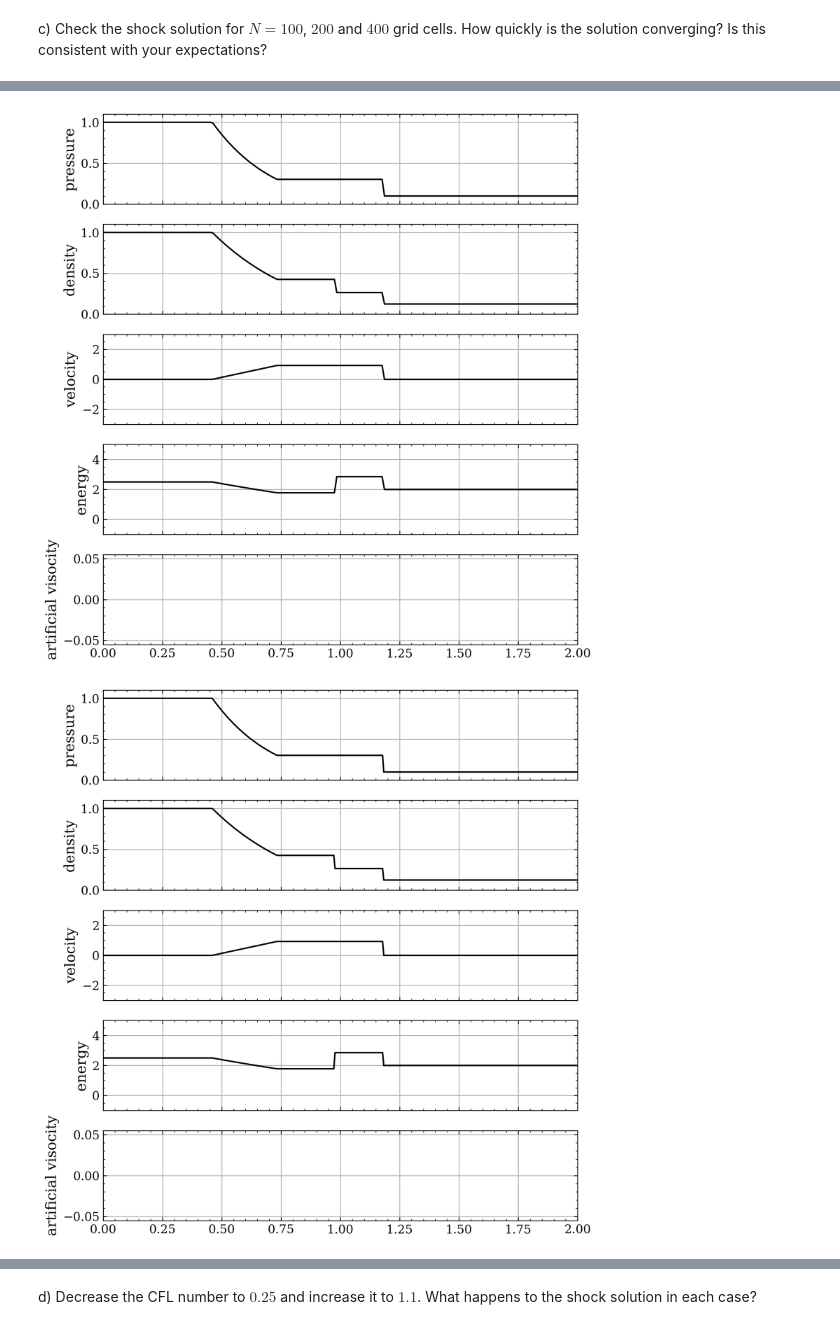
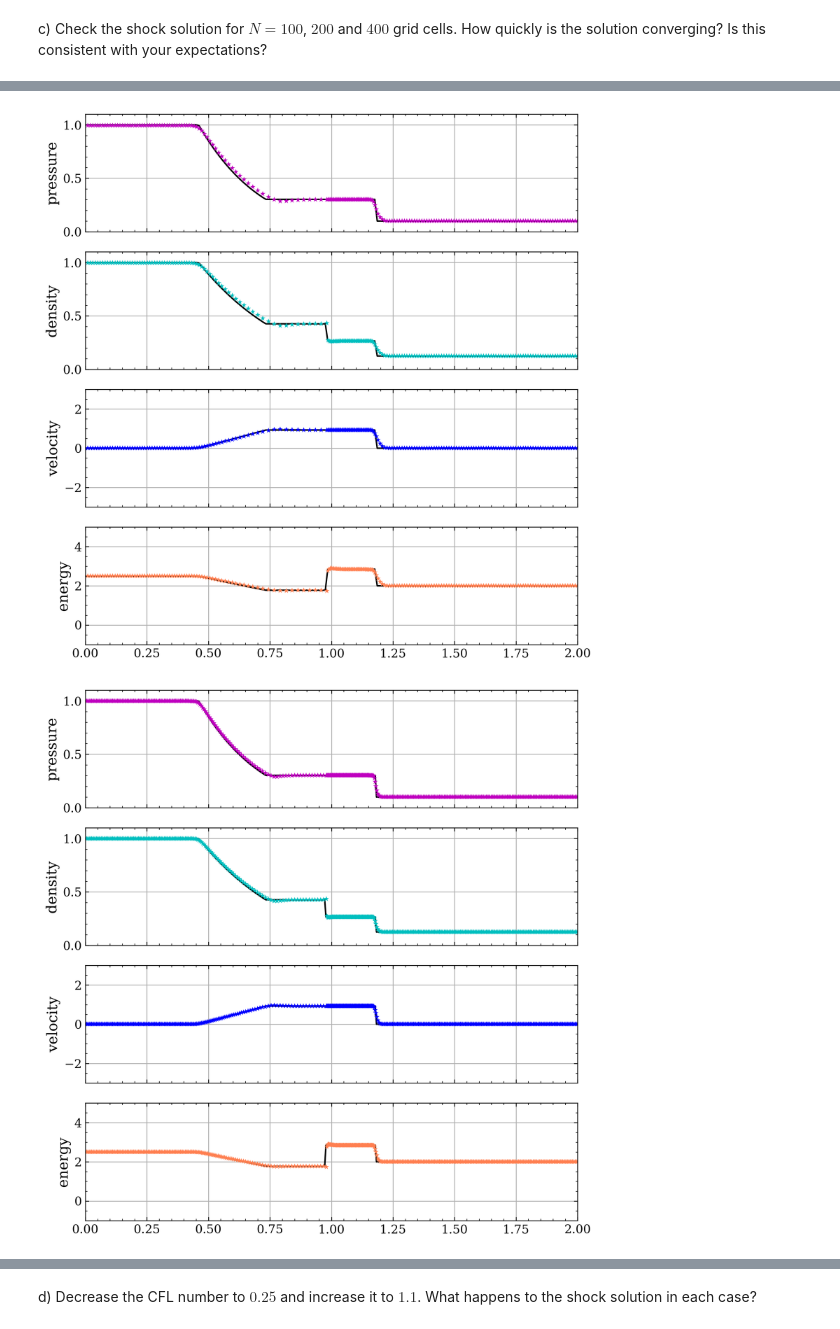
Before and after one commit to 0cooper/comp-astro381, a Jupyter notebook: cooper-hw2.ipynb, the cells around one changed output, grey strips where cells are left out. Saved outputs shown, nothing was run; the diff lists cells and outputs as text; code cells hidden in the pictures.

```diff
--- a/cooper-hw2.ipynb
+++ b/cooper-hw2.ipynb
@@ -242,9 +92,9 @@ shock_tube_numerical(N=100,verbose=False)
 # %%
-shock_tube_numerical(N=200,verbose=False)
+sod_shock_tube.numerical(N=200,verbose=False)
 # %% [output]
-[figure, old version]
+[figure, new version]
 # %%
-shock_tube_numerical(N=400,verbose=False)
+sod_shock_tube.numerical(N=400,verbose=False)
 # %% [output]
-[figure, old version]
+[figure, new version]
 # %% [markdown]
```
Also changed, not shown: parts of 14 cells of this notebook, 1 other file.
